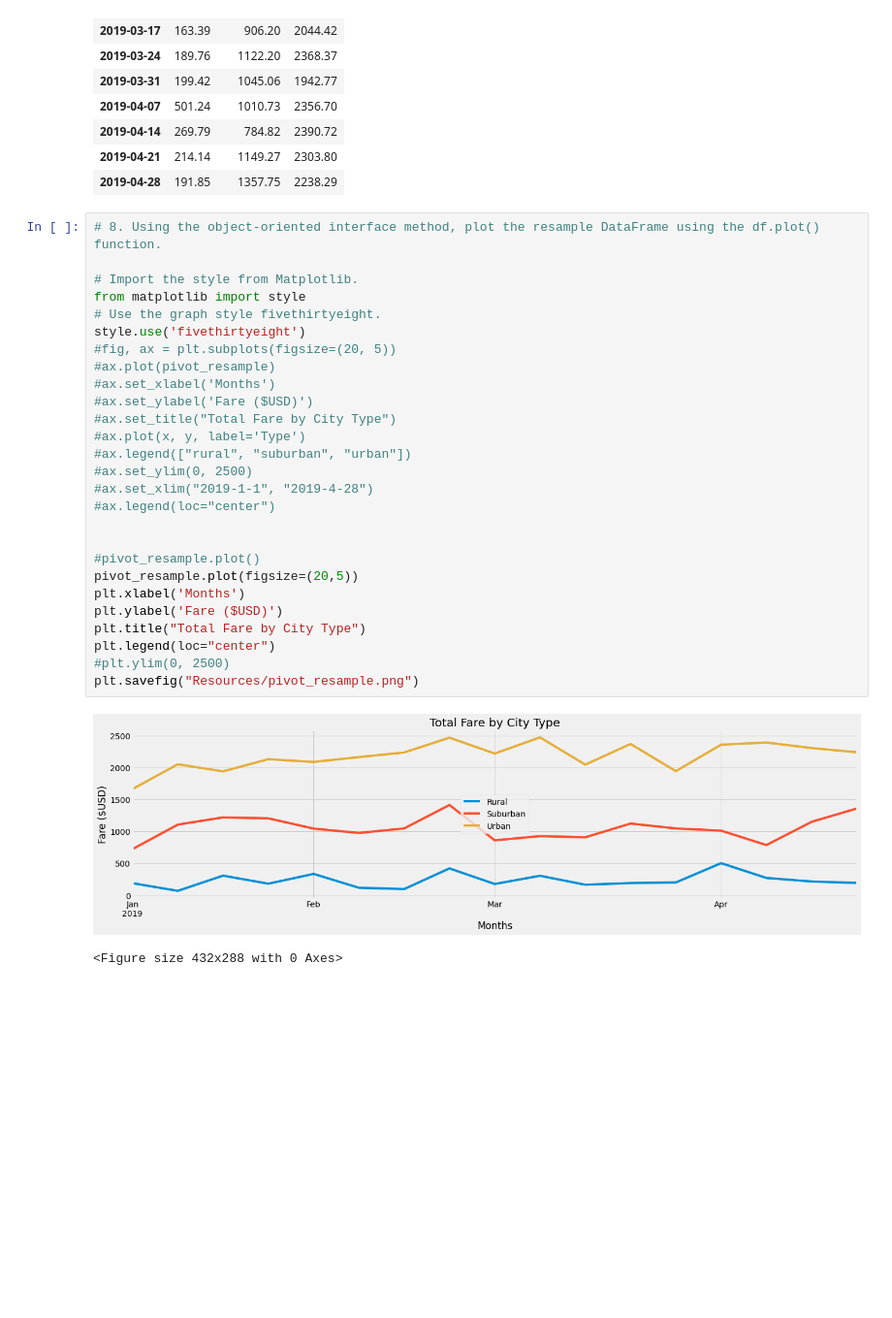
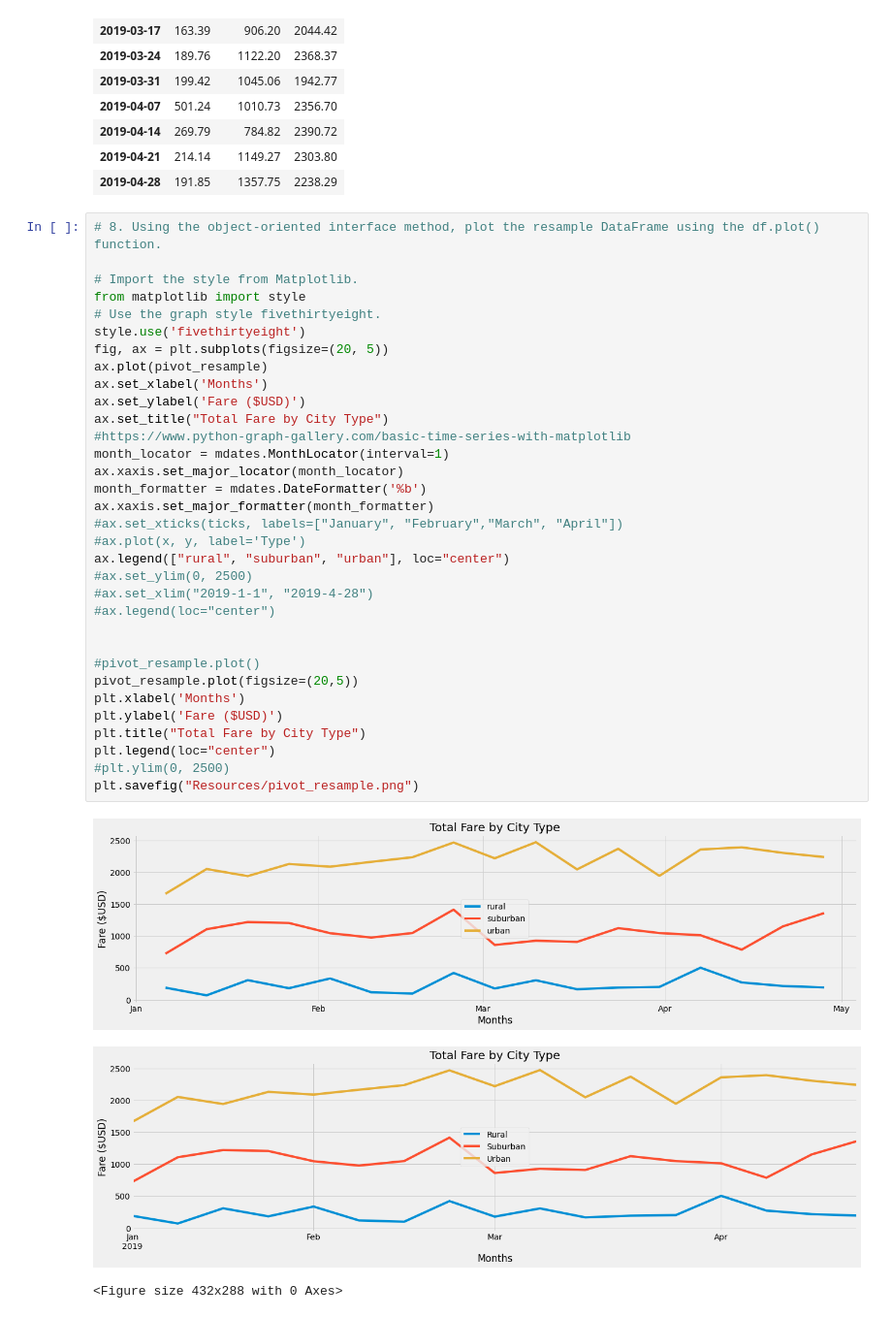
Before and after one commit to NicholasHenry246/PyBer_Analysis, a Jupyter notebook: PyBer_Challenge.ipynb, the cells around one changed output. Shown: that part at 97% size. Cells and saved outputs as stored; diff of their text form; blank space fills up the shorter version.

```diff
--- a/PyBer_Challenge.ipynb
+++ b/PyBer_Challenge.ipynb
@@ -258,32 +260,39 @@ pivot_resample
 # %%
 # 8. Using the object-oriented interface method, plot the resample DataFrame using the df.plot() function.
 
 # Import the style from Matplotlib.
 from matplotlib import style
 # Use the graph style fivethirtyeight.
 style.use('fivethirtyeight')
-#fig, ax = plt.subplots(figsize=(20, 5))
-#ax.plot(pivot_resample)
-#ax.set_xlabel('Months')
-#ax.set_ylabel('Fare ($USD)')
-#ax.set_title("Total Fare by City Type")
+fig, ax = plt.subplots(figsize=(20, 5))
+ax.plot(pivot_resample)
+ax.set_xlabel('Months')
+ax.set_ylabel('Fare ($USD)')
+ax.set_title("Total Fare by City Type")
+#https://www.python-graph-gallery.com/basic-time-series-with-matplotlib
+month_locator = mdates.MonthLocator(interval=1)
+ax.xaxis.set_major_locator(month_locator)
+month_formatter = mdates.DateFormatter('%b')
+ax.xaxis.set_major_formatter(month_formatter)
+#ax.set_xticks(ticks, labels=["January", "February","March", "April"])
 #ax.plot(x, y, label='Type')
-#ax.legend(["rural", "suburban", "urban"])
+ax.legend(["rural", "suburban", "urban"], loc="center")
 #ax.set_ylim(0, 2500)
 #ax.set_xlim("2019-1-1", "2019-4-28")
 #ax.legend(loc="center")
 
 
 #pivot_resample.plot()
 pivot_resample.plot(figsize=(20,5))
 plt.xlabel('Months')
 plt.ylabel('Fare ($USD)')
 plt.title("Total Fare by City Type")
 plt.legend(loc="center")
 #plt.ylim(0, 2500)
 plt.savefig("Resources/pivot_resample.png")
 # %% [output]
-[figure, old version]
+[figure, new version]
+[figure, added]
 # %%
 # %% [output]
 <Figure size 432x288 with 0 Axes>
```
Also changed, not shown: parts of 2 cells of this notebook.
